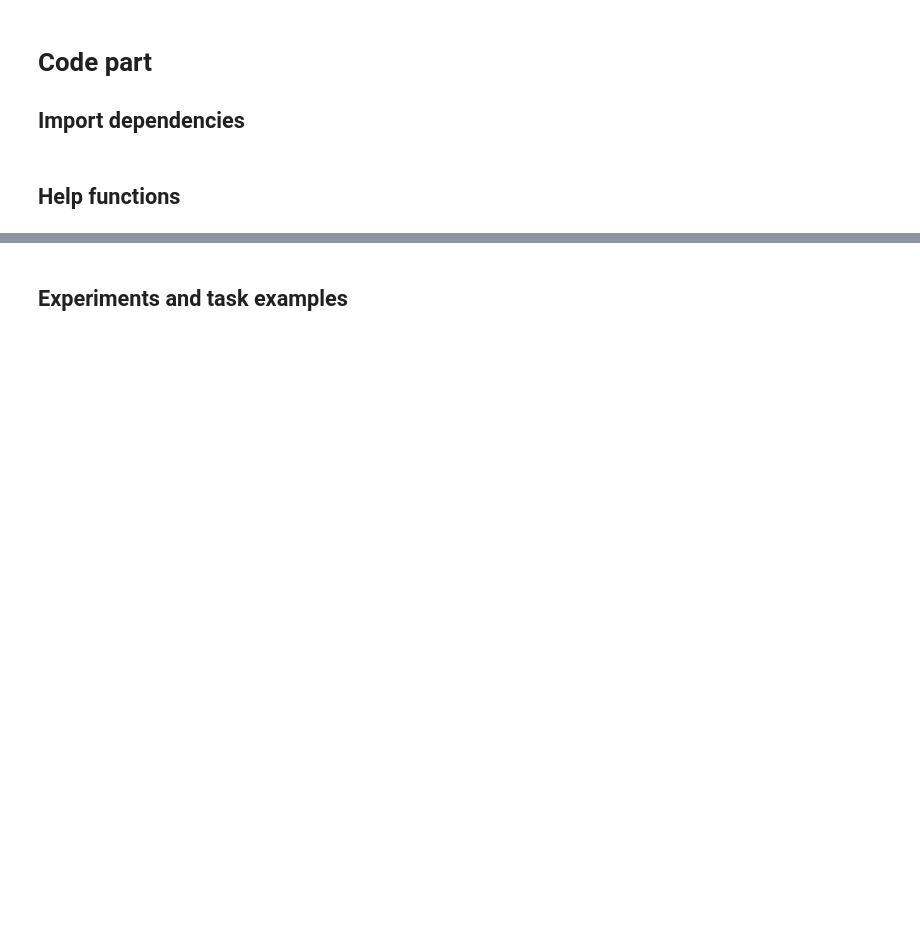
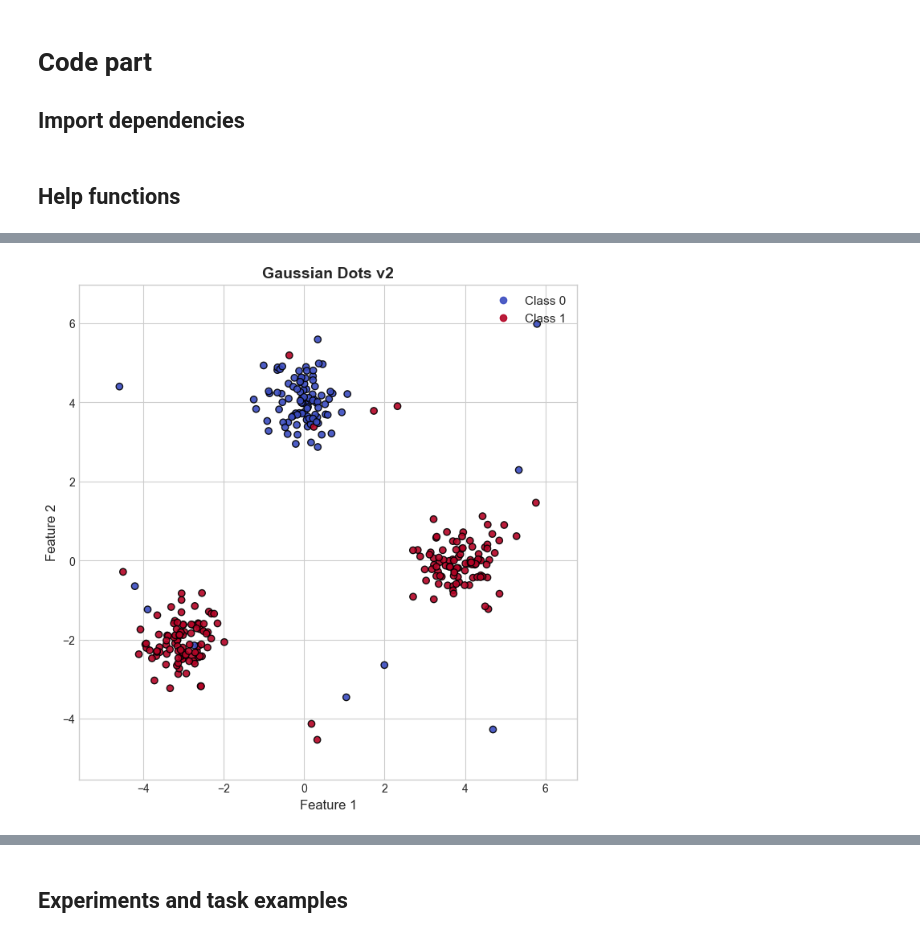
Before and after one commit to VolDonets/Neural_Networks_course, a Jupyter notebook: lap_works/lab_1/lab_1_playing_perceptron.ipynb, the cells around one changed output, grey strips where cells are left out. Drawn from its saved outputs; the diff is of its cells as text; code cells hidden in the pictures; blank space fills up the shorter version.

```diff
--- a/lap_works/lab_1/lab_1_playing_perceptron.ipynb
+++ b/lap_works/lab_1/lab_1_playing_perceptron.ipynb
@@ -389,0 +348,19 @@ plt.show()
+# %%
+# Gaussian dots data v2
+X_data, y_data = generate_classification_data(
+    n_samples=300,
+    kernels=[gaussian_kernel(center=[0, 4]),
+             gaussian_kernel(center=[-3, -2]),
+             gaussian_kernel(center=[4, 0]), ],
+    kernel_classes=[0, 1, 1],
+    dispersion=0.5,
+    n_outliers=20,
+    random_seed=STUDENT_ID,
+)
+
+# Plotting generated data
+plot_decision_boundary(X_data, y_data,
+                       decision_functions=None,
+                       title="Gaussian Dots v2")
+# %% [output]
+[figure, added]
```
Also changed, not shown: parts of 35 cells of this notebook.
